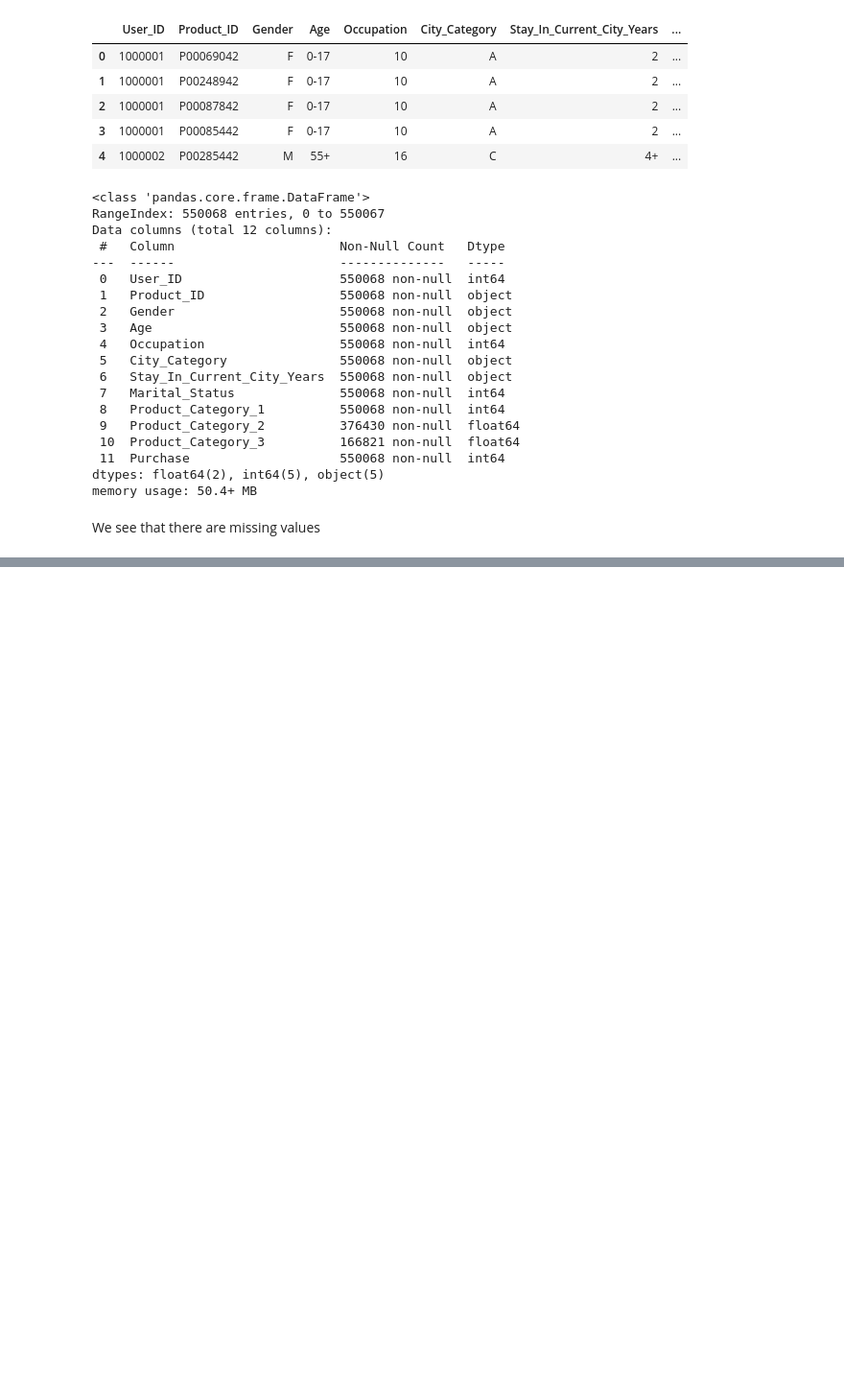
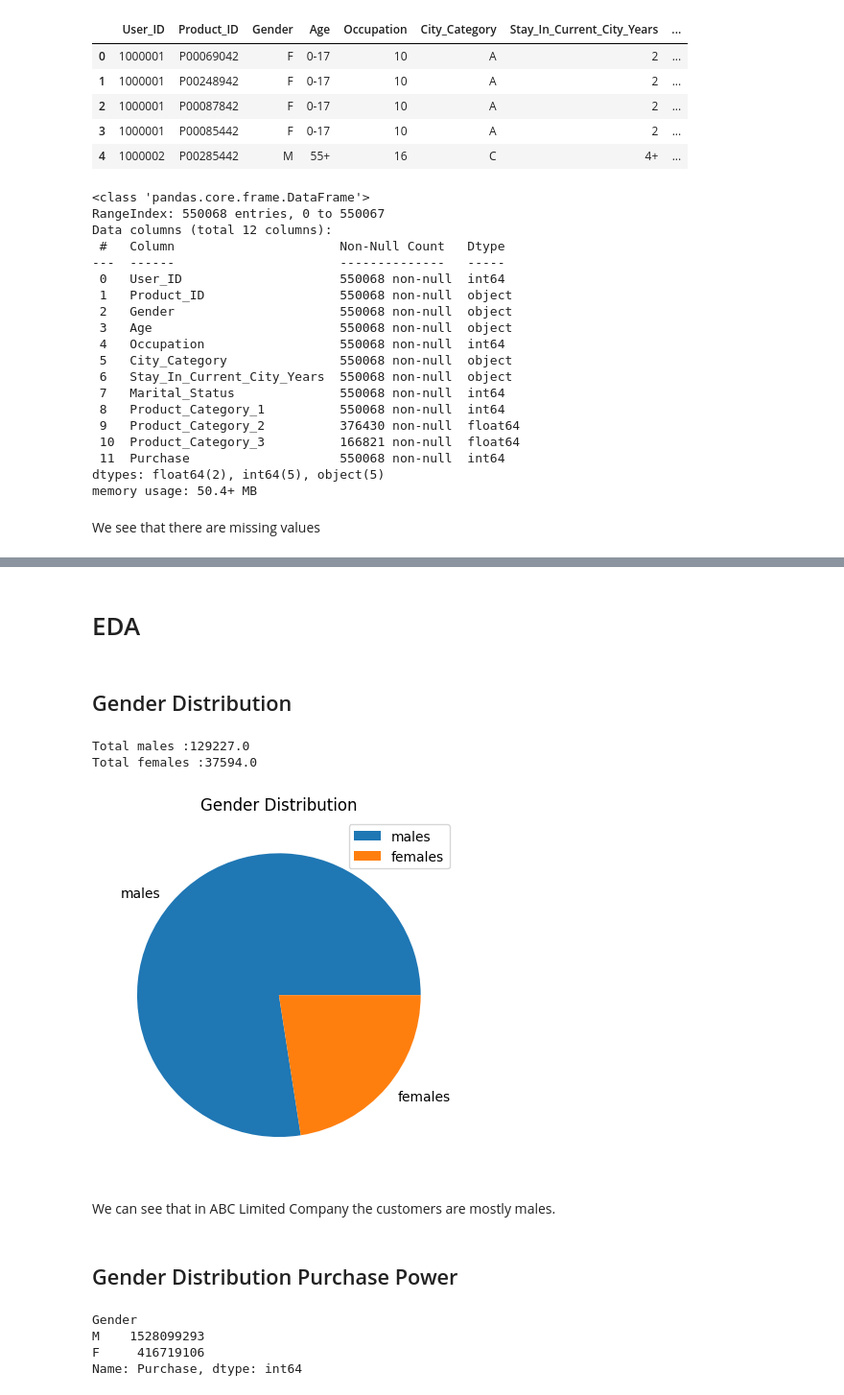
Before and after one commit to JKariithi/Black_friday_sales, a Jupyter notebook: black_friday_sales.ipynb, the cells around one changed output, grey strips where cells are left out. Shown at 96% size. Cells and saved outputs as stored; diff of their text form; code cells hidden in the pictures; blank space fills up the shorter version.

```diff
--- a/black_friday_sales.ipynb
+++ b/black_friday_sales.ipynb
@@ -61,0 +83,3 @@ We see that there are missing values
+# %%
+# dropping missing values
+df_sales.dropna(inplace = True)
@@ -61,0 +144,35 @@ We see that there are missing values
+# %% [markdown]
+# EDA
+# %% [markdown]
+## Gender Distribution
+# %%
+# getting total number of males
+males = (df_sales["Gender"] == 'M').sum().astype(float)
+print(f"Total males :{males}")
+
+# getting total number of females
+females = (df_sales["Gender"] == 'F').sum().astype(float)
+print(f"Total females :{females}")
+# %% [output]
+Total males :129227.0
+Total females :37594.0
+# %%
+gender = np.array([males, females])
+plt.pie(gender, labels = ['males','females'])
+plt.title("Gender Distribution")
+plt.legend()
+plt.show()
+# %% [output]
+[figure, added]
+# %% [markdown]
+We can see that in ABC Limited Company the customers are mostly males.
+# %% [markdown]
+## Gender Distribution Purchase Power
+# %%
+gender_purchase = df_sales.groupby(df_sales["Gender"])['Purchase'].sum().sort_values(ascending=False)
+print(gender_purchase)
+# %% [output]
+Gender
+M    1528099293
+F     416719106
+Name: Purchase, dtype: int64
```
Also changed, not shown: parts of 41 cells of this notebook.
